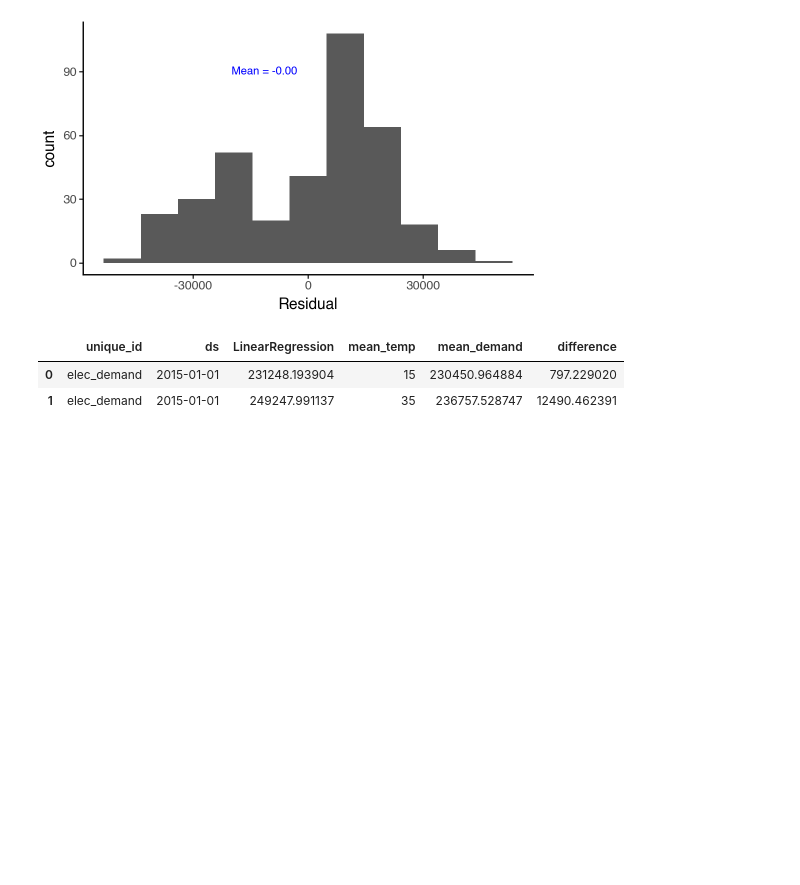
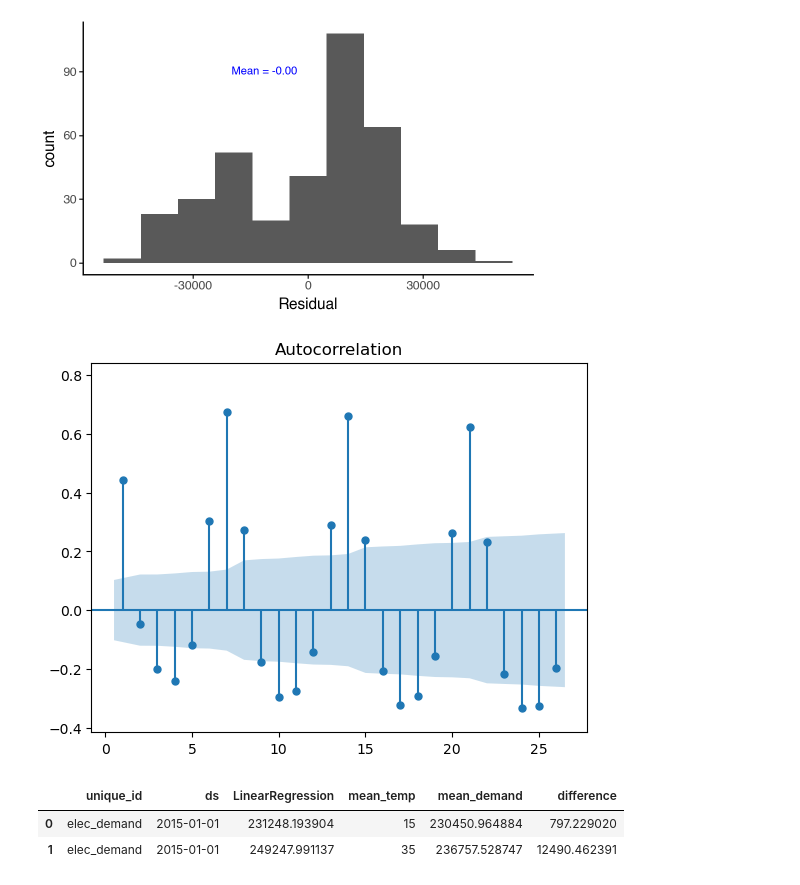
Before and after one commit to sebsciarra/gas_pump_prices, a Jupyter notebook: notebooks/chap7_regression_models.ipynb, the cells around one changed output. Saved outputs shown, nothing was run; the diff lists cells and outputs as text; code cells hidden in the pictures; blank space fills up the shorter version.

```diff
--- a/notebooks/chap7_regression_models.ipynb
+++ b/notebooks/chap7_regression_models.ipynb
@@ -644,6 +641,15 @@ mean_resid = df_result['residual'].mean()
     theme(figure_size=(5, 3)))
 # %% [output]
 [figure]
+# %%
+# NOTE: are residuals correlated
+df_result['residual_lag1'] = df_result['residual'].shift()
+
+df_result[['residual', 'residual_lag1']].corr()
+
+plot_acf(df_result["residual"][1:], zero=False, auto_ylims=True)
+# %% [output]
+[figure, added]
 # %%
 # Scenario 1: Mean temperature =15
 df_future = mf_model.make_future_dataframe(h=1)
```
Also changed, not shown: parts of 2 cells of this notebook, 1 other file.
